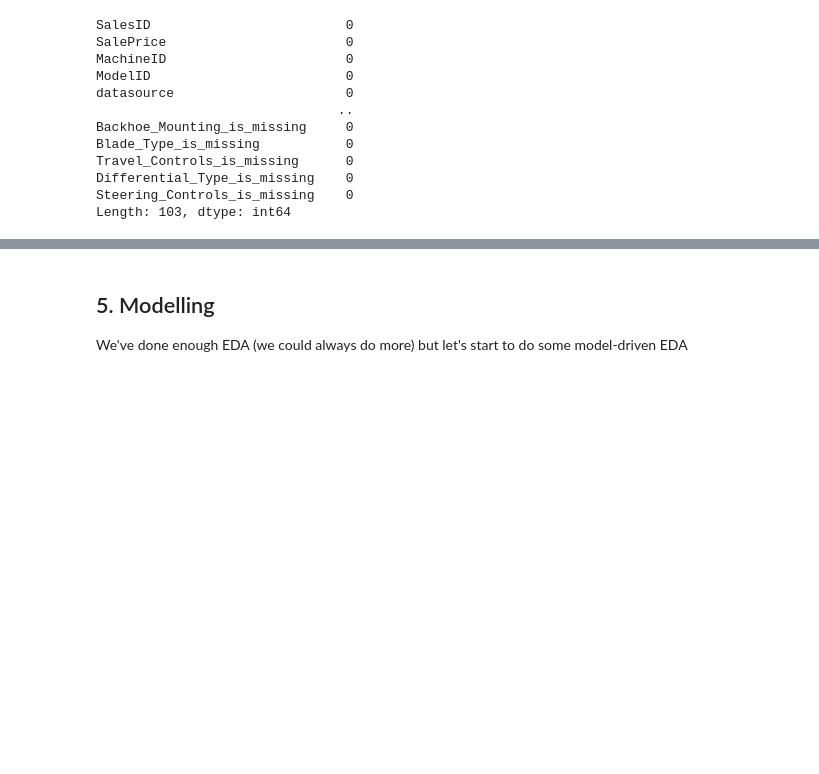
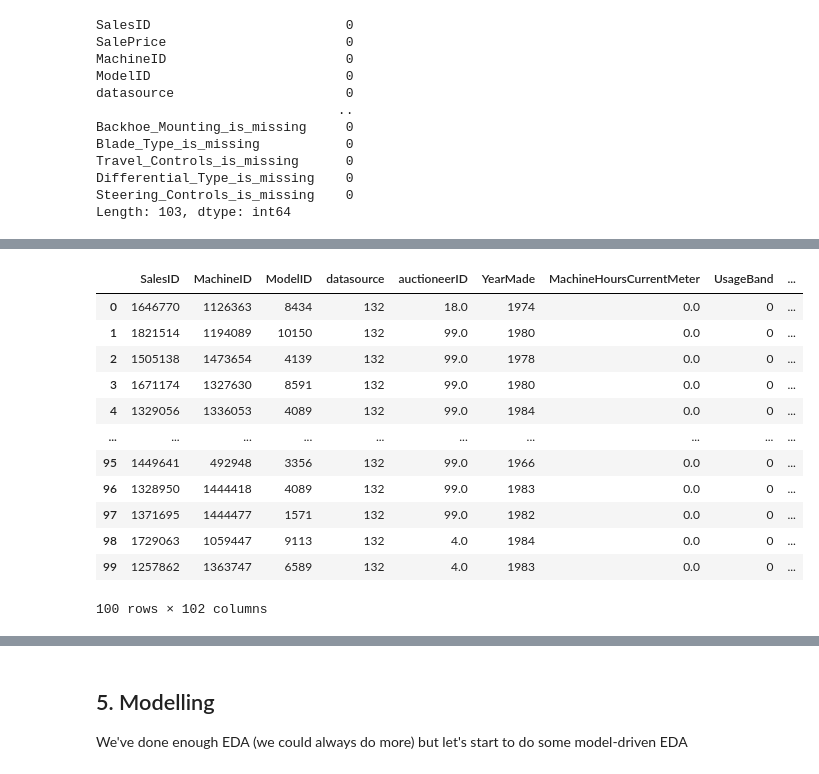
Before and after one commit to ed3899/ml-book, a Jupyter notebook: bulldozer-project/bulldozer.ipynb, the cells around one changed output, grey strips where cells are left out. Cells and saved outputs as stored; diff of their text form; code cells hidden in the pictures; blank space fills up the shorter version.

```diff
--- a/bulldozer-project/bulldozer.ipynb
+++ b/bulldozer-project/bulldozer.ipynb
@@ -666,0 +681,16 @@ Length: 103, dtype: int64
+# %%
+df_tmp[:100].drop('SalePrice', axis=1)
+# %% [output]
+|  | SalesID | MachineID | ModelID | datasource | auctioneerID | YearMade | MachineHoursCurrentMeter | UsageBand | ... |
+| 0 | 1646770 | 1126363 | 8434 | 132 | 18.0 | 1974 | 0.0 | 0 | ... |
+| 1 | 1821514 | 1194089 | 10150 | 132 | 99.0 | 1980 | 0.0 | 0 | ... |
+| 2 | 1505138 | 1473654 | 4139 | 132 | 99.0 | 1978 | 0.0 | 0 | ... |
+| 3 | 1671174 | 1327630 | 8591 | 132 | 99.0 | 1980 | 0.0 | 0 | ... |
+| 4 | 1329056 | 1336053 | 4089 | 132 | 99.0 | 1984 | 0.0 | 0 | ... |
+| ... | ... | ... | ... | ... | ... | ... | ... | ... | ... |
+| 95 | 1449641 | 492948 | 3356 | 132 | 99.0 | 1966 | 0.0 | 0 | ... |
+| 96 | 1328950 | 1444418 | 4089 | 132 | 99.0 | 1983 | 0.0 | 0 | ... |
+| 97 | 1371695 | 1444477 | 1571 | 132 | 99.0 | 1982 | 0.0 | 0 | ... |
+| 98 | 1729063 | 1059447 | 9113 | 132 | 4.0 | 1984 | 0.0 | 0 | ... |
+| 99 | 1257862 | 1363747 | 6589 | 132 | 4.0 | 1983 | 0.0 | 0 | ... |
+100 rows × 102 columns
```
Also changed, not shown: parts of 11 cells of this notebook.
